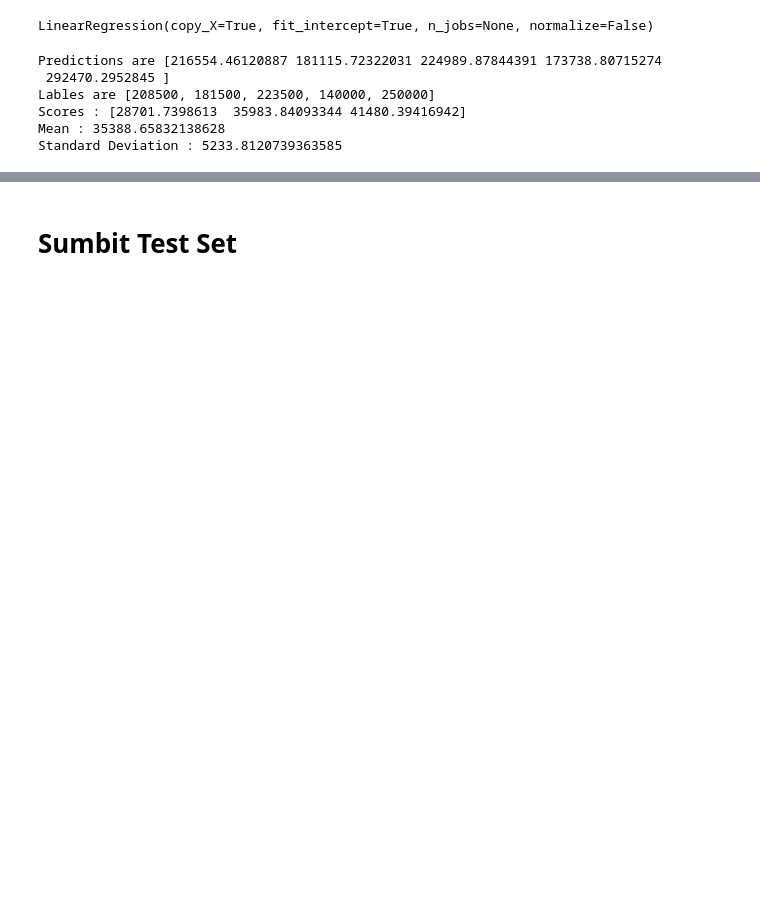
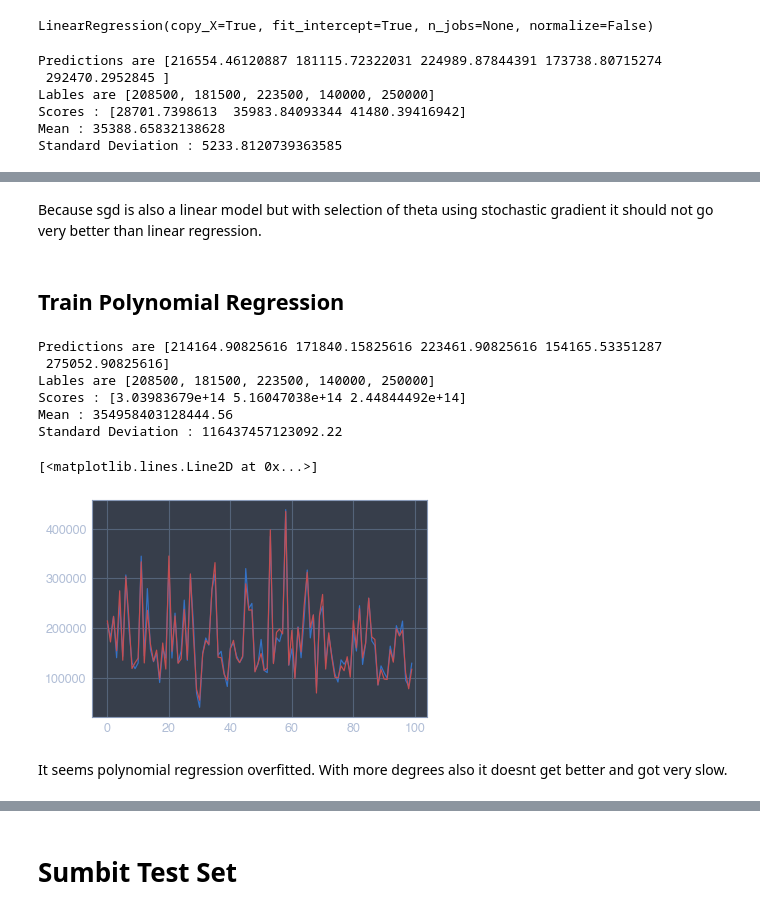
Before and after one commit to gsoosk/HandsonML, a Jupyter notebook: House Price.ipynb, the cells around one changed output, grey strips where cells are left out. Drawn from its saved outputs; the diff is of its cells as text; code cells hidden in the pictures; blank space fills up the shorter version.

Commit message:
Add some regression model

```diff
--- a/House Price.ipynb
+++ b/House Price.ipynb
@@ -426,0 +440,14 @@ Standard Deviation : 5233.8120739363585
+# %%
+from sklearn.linear_model import SGDRegressor
+from sklearn.model_selection import RandomizedSearchCV
+sgd_grid = {
+    'n_iter_no_change': [10, 20, 30, 40, 50, 60, 80, 100, 130, 140],
+    'eta0': [0.4, 0.2, 0.1, 0.05, 0.03, 0.01, 0.009, 0.004],
+}
+sgd_model = SGDRegressor()
+sgd_best = RandomizedSearchCV(sgd_model, sgd_grid, verbose=2, cv=3,n_jobs=-1,
+                              scoring="neg_mean_squared_error").fit(X_train_cleaned, y_train).best_estimator_
+
+sgd_best
+sgd_best.fit(X_train_cleaned, y_train)
+analys_model(sgd_best)
@@ -426,0 +464,27 @@ Standard Deviation : 5233.8120739363585
+# %% [markdown]
+Because sgd is also a linear model but with selection of theta using stochastic gradient it should not go very better than linear regression.
+# %% [markdown]
+## Train Polynomial Regression
+# %%
+from sklearn.pipeline import Pipeline
+from sklearn.preprocessing import PolynomialFeatures
+poly_model = Pipeline([
+    ('poly_feature', PolynomialFeatures(degree=2, include_bias=False)),
+    ('std_scale', StandardScaler()),
+    ('lin_reg', LinearRegression())
+])
+poly_model.fit(X_train_cleaned, y_train)
+analys_model(poly_model)
+plt.plot(y_train[:100])
+plt.plot(poly_model.predict(X_train_cleaned[:100]), 'r')
+# %% [output]
+Predictions are [214164.90825616 171840.15825616 223461.90825616 154165.53351287
+ 275052.90825616]
+Lables are [208500, 181500, 223500, 140000, 250000]
+Scores : [3.03983679e+14 5.16047038e+14 2.44844492e+14]
+Mean : 354958403128444.56
+Standard Deviation : 116437457123092.22
+[<matplotlib.lines.Line2D at 0x...>]
+[figure, added]
+# %% [markdown]
+It seems polynomial regression overfitted. With more degrees also it doesnt get better and got very slow.
```
Also changed, not shown: parts of 18 cells of this notebook, 2 other files.
